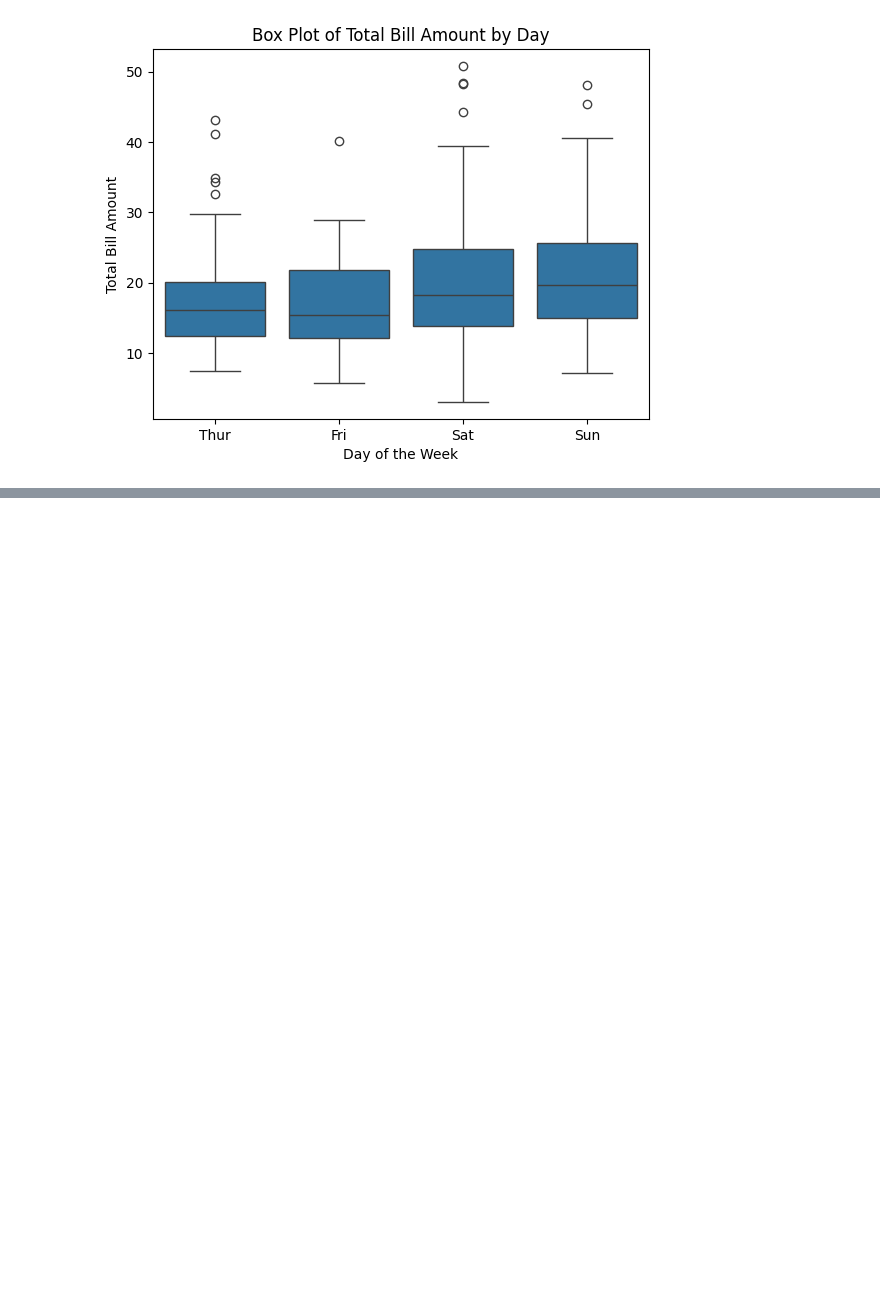
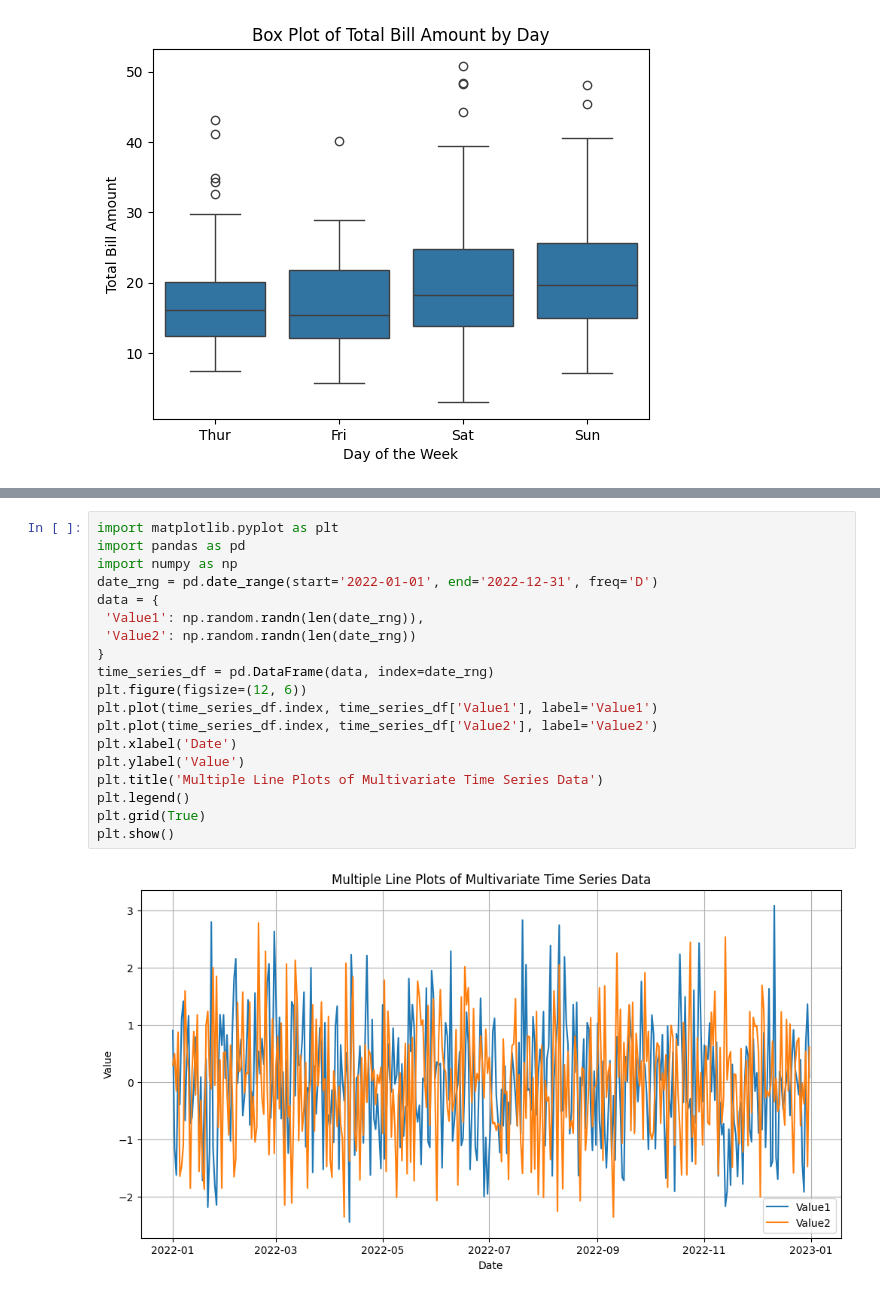
Before and after one commit to PradeepChigadani/Pradeep, a Jupyter notebook: Untitled2.ipynb, the cells around one changed output, grey strips where cells are left out. Cells and saved outputs as stored; diff of their text form; blank space fills up the shorter version.

```diff
--- a/Untitled2.ipynb
+++ b/Untitled2.ipynb
@@ -225,0 +261,21 @@ plt.show()
+# %%
+import matplotlib.pyplot as plt
+import pandas as pd
+import numpy as np
+date_rng = pd.date_range(start='2022-01-01', end='2022-12-31', freq='D')
+data = {
+ 'Value1': np.random.randn(len(date_rng)),
+ 'Value2': np.random.randn(len(date_rng))
+}
+time_series_df = pd.DataFrame(data, index=date_rng)
+plt.figure(figsize=(12, 6))
+plt.plot(time_series_df.index, time_series_df['Value1'], label='Value1')
+plt.plot(time_series_df.index, time_series_df['Value2'], label='Value2')
+plt.xlabel('Date')
+plt.ylabel('Value')
+plt.title('Multiple Line Plots of Multivariate Time Series Data')
+plt.legend()
+plt.grid(True)
+plt.show()
+# %% [output]
+[figure, added]
```
Also changed, not shown: parts of 2 cells of this notebook.
